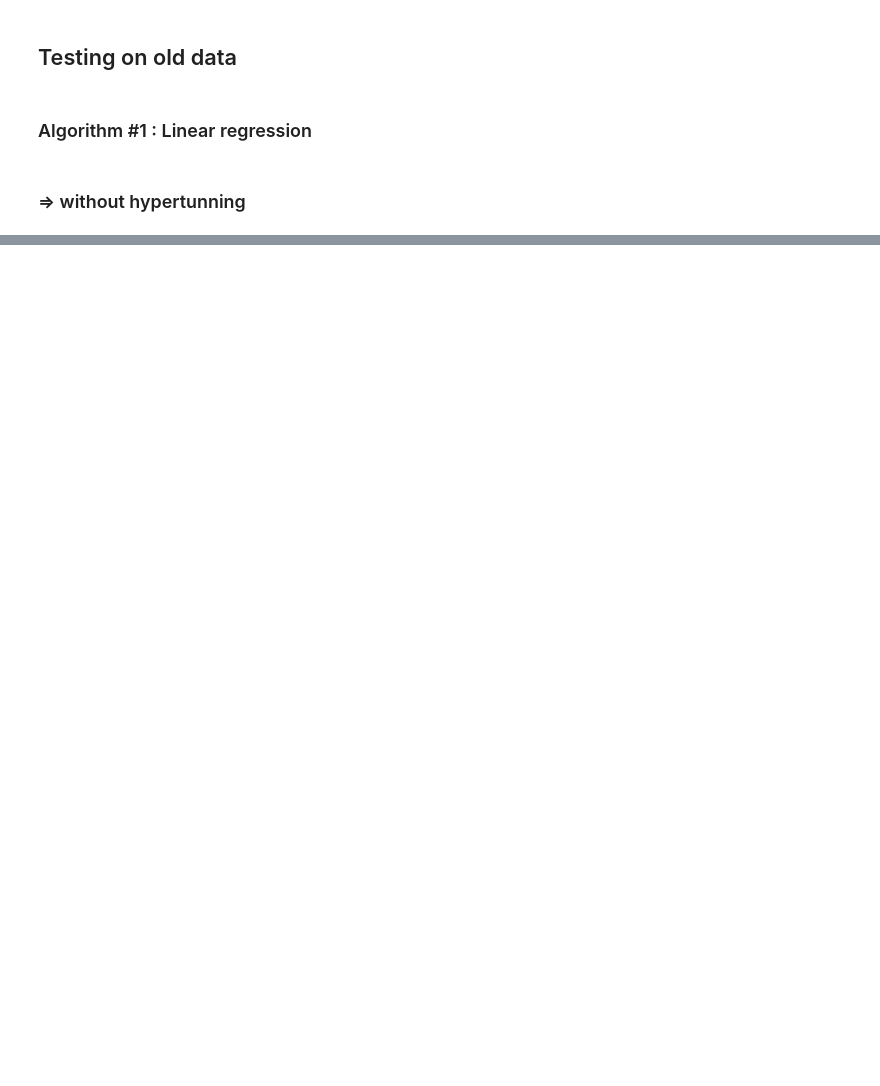
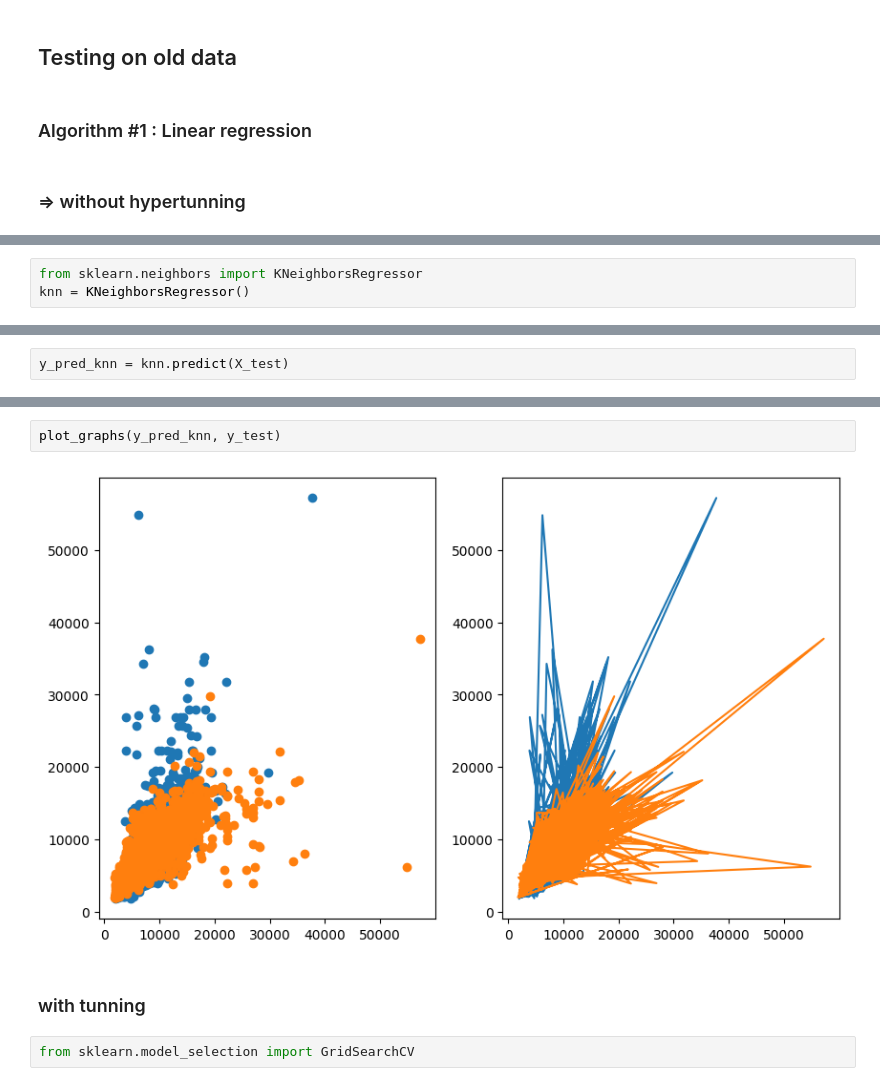
Before and after one commit to utsav87589/Flight-Price-EDA, a Jupyter notebook: notebooks/algos.ipynb, the cells around one changed output, grey strips where cells are left out. Cells and saved outputs as stored; diff of their text form; blank space fills up the shorter version.

```diff
--- a/notebooks/algos.ipynb
+++ b/notebooks/algos.ipynb
@@ -121,0 +182,3 @@ def eval_metrices(y_pred, y_test) :
+# %%
+from sklearn.neighbors import KNeighborsRegressor
+knn = KNeighborsRegressor()
@@ -121,0 +189,2 @@ def eval_metrices(y_pred, y_test) :
+# %%
+y_pred_knn = knn.predict(X_test)
@@ -121,0 +198,8 @@ def eval_metrices(y_pred, y_test) :
+# %%
+plot_graphs(y_pred_knn, y_test)
+# %% [output]
+[figure, added]
+# %% [markdown]
+### with tunning
+# %%
+from sklearn.model_selection import GridSearchCV
```
Also changed, not shown: parts of 42 cells of this notebook, 2 other files.
